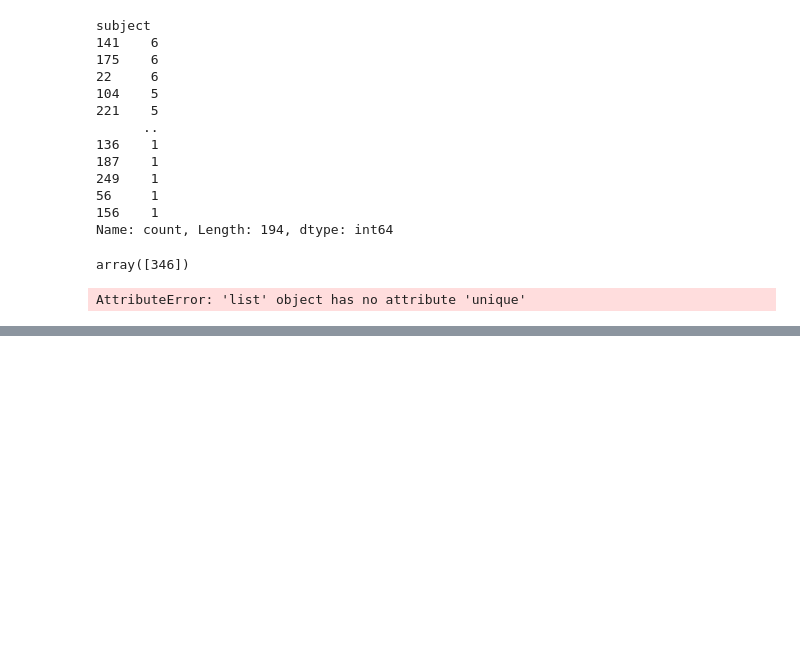
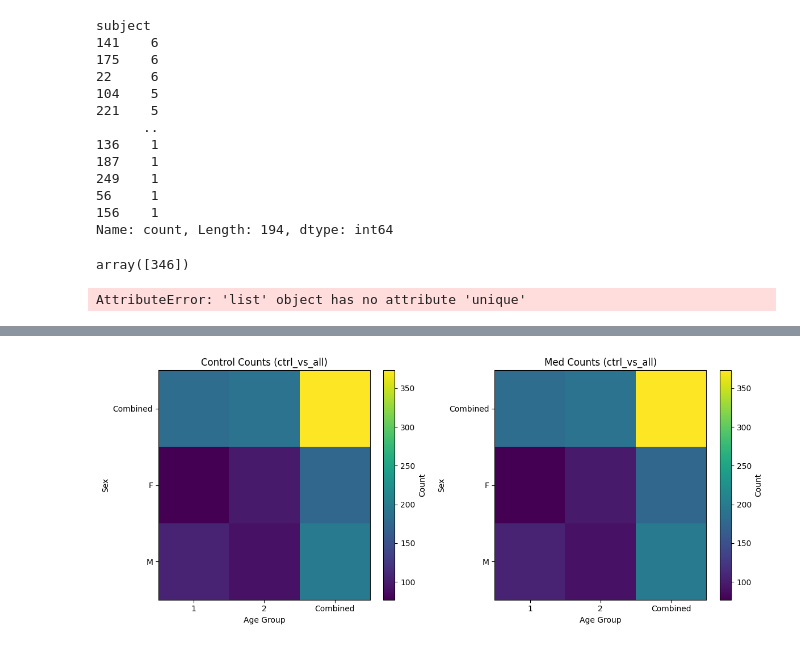
Before and after one commit to BabaSanfour/eeg-analysis-adhd-epilepsy, a Jupyter notebook: run_analysis_patients.ipynb, the cells around one changed output, grey strips where cells are left out. Saved outputs shown, nothing was run; the diff lists cells and outputs as text; code cells hidden in the pictures; blank space fills up the shorter version.

```diff
--- a/run_analysis_patients.ipynb
+++ b/run_analysis_patients.ipynb
@@ -1268,0 +1416,3 @@ from con
+# %%
+results_ctrl_vs_all = results_df[results_df["med_analysis"] == "ctrl_vs_all"]
+results_ctrl_vs_all = results_ctrl_vs_all.drop(columns=["Med1", "Med2"])
@@ -1268,0 +1444,8 @@ from con
+# %%
+results_med1_vs_med2 = results_df[results_df["med_analysis"] == "med1_vs_med2"]
+results_med1_vs_med2 = results_med1_vs_med2.drop(columns=["Med", "Control"])
+# %%
+# remove rows where Control or Med are below 25
+results_med1_vs_med2 = results_med1_vs_med2[
+    (results_med1_vs_med2["Med1"] >= 20) & (results_med1_vs_med2["Med2"] >= 20)
+].reset_index(drop=True)
@@ -1268,0 +1481,81 @@ from con
+# %%
+import pandas as pd
+import matplotlib.pyplot as plt
+
+# Load the CSV files (adjust the file paths if needed)
+ctrl_df = results_ctrl_vs_all
+med1_df = results_med1_vs_med2
+
+# For simplicity, we filter to only include rows with "combined" diagnosis filters for TDAH, Epilepsy, and TSA.
+subset_ctrl = ctrl_df[
+    (ctrl_df['TDAH_filter'] == 'combined') &
+    (ctrl_df['Epilepsy_filter'] == 'combined') &
+    (ctrl_df['TSA_filter'] == 'combined')
+]
+subset_med1 = med1_df[
+    (med1_df['TDAH_filter'] == 'combined') &
+    (med1_df['Epilepsy_filter'] == 'combined') &
+    (med1_df['TSA_filter'] == 'combined')
+]
+
+# Create pivot tables for the ctrl_vs_all analysis
+pivot_control = subset_ctrl.pivot(index='sex', columns='age_group', values='Control')
+pivot_med = subset_ctrl.pivot(index='sex', columns='age_group', values='Med')
+
+# Create pivot tables for the med1_vs_med2 analysis
+pivot_med1 = subset_med1.pivot(index='sex', columns='age_group', values='Med1')
+pivot_med2 = subset_med1.pivot(index='sex', columns='age_group', values='Med2')
+
+# Plot heatmaps for ctrl_vs_all
+plt.figure(figsize=(12, 5))
+
+# Heatmap for Control counts in ctrl_vs_all
+plt.subplot(1, 2, 1)
+plt.imshow(pivot_control, cmap='viridis', aspect='auto')
+plt.title("Control Counts (ctrl_vs_all)")
+plt.xlabel("Age Group")
+plt.ylabel("Sex")
+plt.xticks(ticks=range(len(pivot_control.columns)), labels=pivot_control.columns)
+plt.yticks(ticks=range(len(pivot_control.index)), labels=pivot_control.index)
+plt.colorbar(label="Count")
+
+# Heatmap for Med counts in ctrl_vs_all
+plt.subplot(1, 2, 2)
+plt.imshow(pivot_med, cmap='viridis', aspect='auto')
+plt.title("Med Counts (ctrl_vs_all)")
+plt.xlabel("Age Group")
+plt.ylabel("Sex")
+plt.xticks(ticks=range(len(pivot_med.columns)), labels=pivot_med.columns)
+plt.yticks(ticks=range(len(pivot_med.index)), labels=pivot_med.index)
+plt.colorbar(label="Count")
+
+plt.tight_layout()
+plt.show()
+
+# Plot heatmaps for med1_vs_med2
+plt.figure(figsize=(12, 5))
+
+# Heatmap for Med1 counts in med1_vs_med2
+plt.subplot(1, 2, 1)
+plt.imshow(pivot_med1, cmap='viridis', aspect='auto')
+plt.title("Med1 Counts (med1_vs_med2)")
+plt.xlabel("Age Group")
+plt.ylabel("Sex")
+plt.xticks(ticks=range(len(pivot_med1.columns)), labels=pivot_med1.columns)
+plt.yticks(ticks=range(len(pivot_med1.index)), labels=pivot_med1.index)
+plt.colorbar(label="Count")
+
+# Heatmap for Med2 counts in med1_vs_med2
+plt.subplot(1, 2, 2)
+plt.imshow(pivot_med2, cmap='viridis', aspect='auto')
+plt.title("Med2 Counts (med1_vs_med2)")
+plt.xlabel("Age Group")
+plt.ylabel("Sex")
+plt.xticks(ticks=range(len(pivot_med2.columns)), labels=pivot_med2.columns)
+plt.yticks(ticks=range(len(pivot_med2.index)), labels=pivot_med2.index)
+plt.colorbar(label="Count")
+
+plt.tight_layout()
+plt.show()
+# %% [output]
+[figure, added]
```
Also changed, not shown: parts of 14 cells of this notebook, 1 other file.
